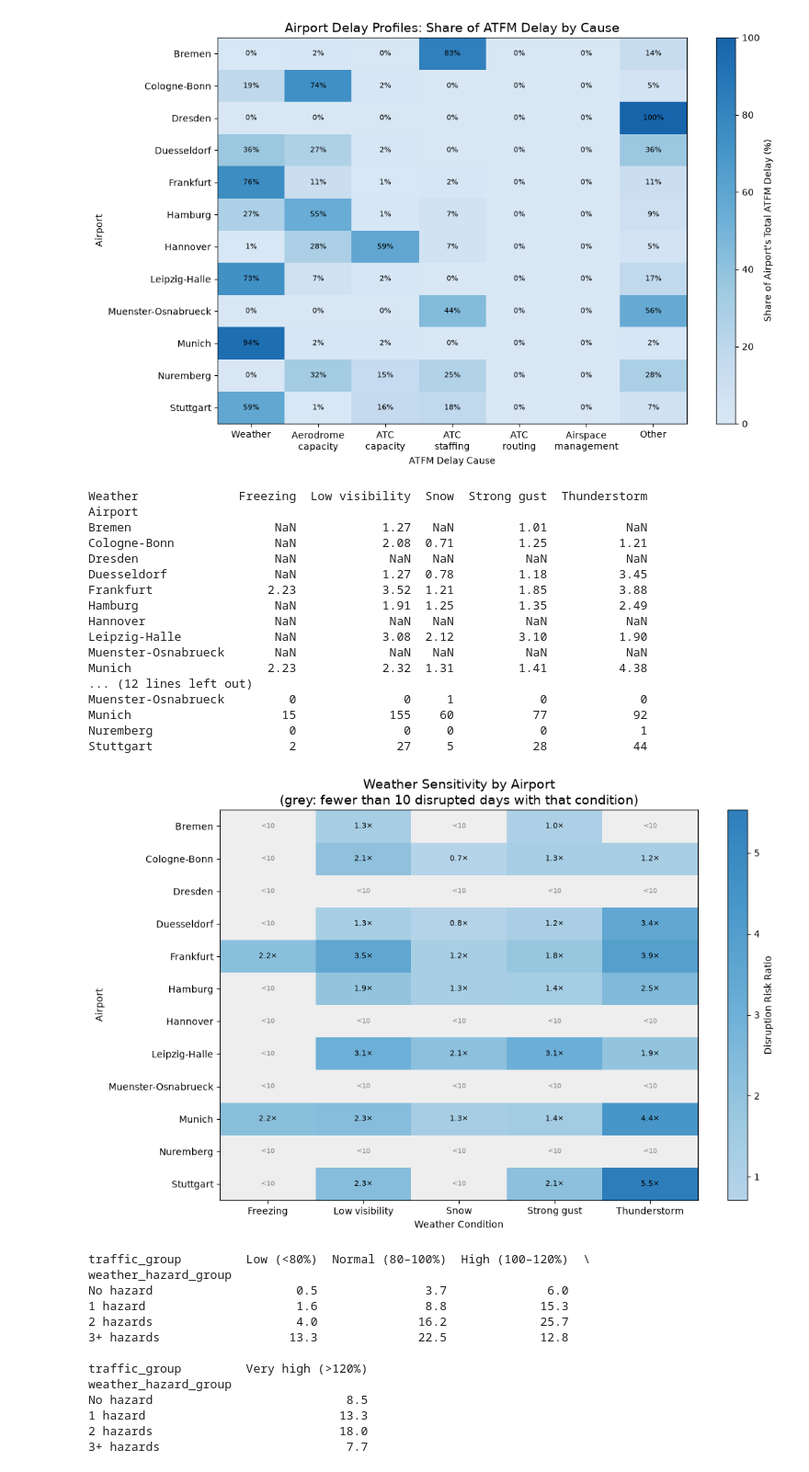
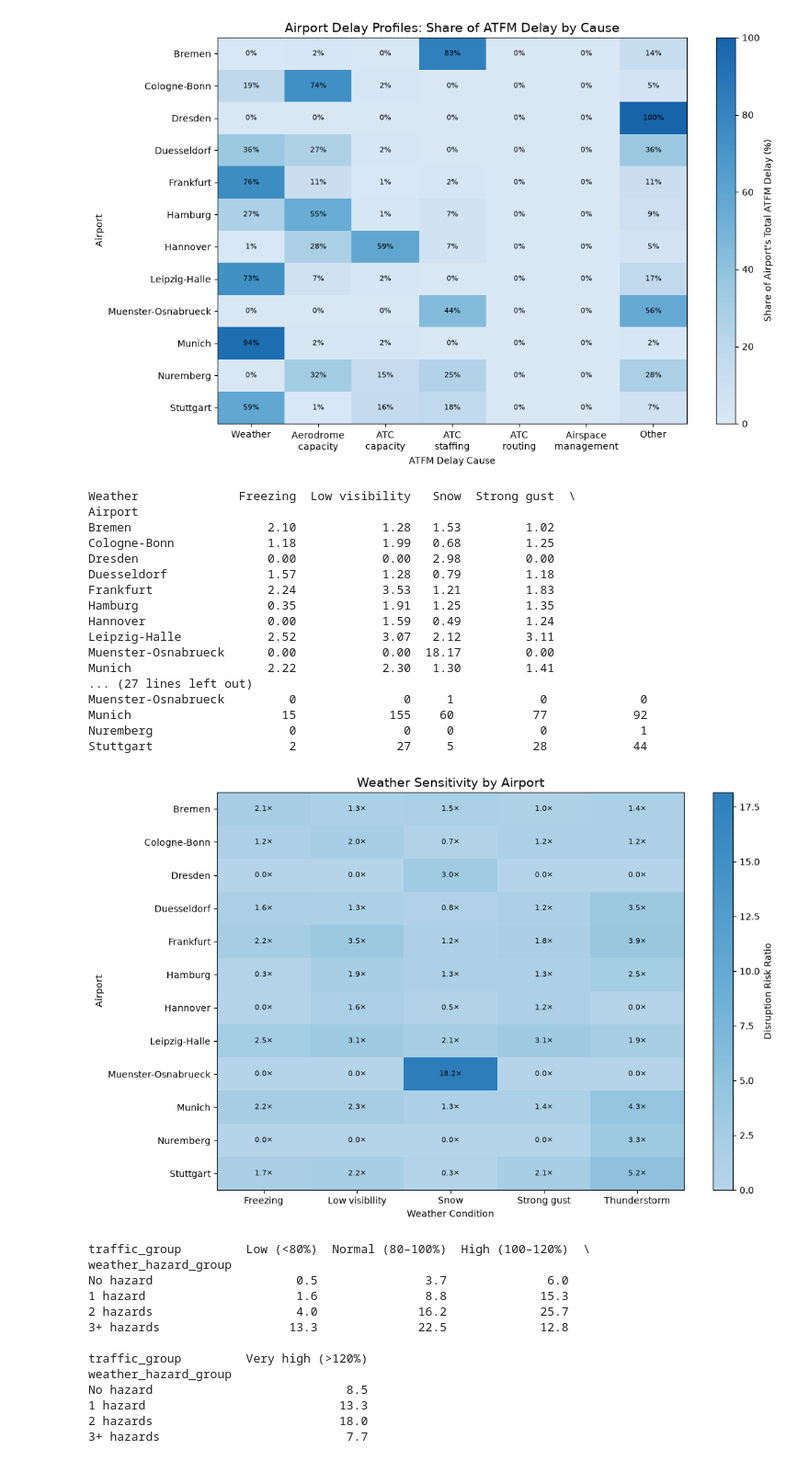
Before and after one commit to sidnov6/german-airport-disruption, a Jupyter notebook: notebooks/02_bi_drivers.ipynb, the cells around one changed output. Shown at 92% size. Cells and saved outputs as stored; diff of their text form; code cells hidden in the pictures.

```diff
--- a/notebooks/02_bi_drivers.ipynb
+++ b/notebooks/02_bi_drivers.ipynb
@@ -457,9 +457,8 @@ weather_events = [
 # Risk ratio per airport and weather condition = disruption rate on days with the
 # condition / rate on days without it (1.0 means no difference).
 
-# A ratio built on a handful of disrupted days is mostly noise,
-# so cells with fewer disrupted days than this are left blank.
-MIN_EVENTS = 10
+# Every cell is shown, as in the original analysis; the second printed table
+# gives the number of disrupted days behind each ratio, so small ones can be spotted.
 
 weather_risk_data = []
 
@@ -467,10 +466,8 @@ for airport, group in df.groupby("airport_name"):
 
     for weather in weather_events:
 
-        # Only days with a reading for this weather condition
-        observed = group[
-            group[weather_sources[weather]].notna()
-        ]
+        # All days of the airport; a missing reading counts as the condition not occurring
+        observed = group
 
         # Disrupted days when weather condition is present
         disrupted_with_weather = observed.loc[
@@ -490,12 +487,11 @@ for airport, group in df.groupby("airport_name"):
             "disrupted_day"
         ].mean()
 
-        # Risk ratio, only when enough disrupted days back it up
+        # Risk ratio, undefined only if the airport never had (or always had) the condition
         if (
             pd.notna(with_weather)
             and pd.notna(without_weather)
             and without_weather > 0
-            and disrupted_with_weather >= MIN_EVENTS
         ):
             risk_ratio = (
                 with_weather / without_weather
@@ -607,7 +603,7 @@ for i in range(
             ax.text(
                 j,
                 i,
-                f"<{MIN_EVENTS}",
+                "n/a",
                 ha="center",
                 va="center",
                 fontsize=7,
@@ -616,48 +612,47 @@ for i in range(
 
 cbar = fig.colorbar(
     image,
     ax=ax
 )
 
 cbar.set_label(
     "Disruption Risk Ratio"
 )
 
 ax.set_title(
-    "Weather Sensitivity by Airport\n"
-    f"(grey: fewer than {MIN_EVENTS} disrupted days with that condition)",
+    "Weather Sensitivity by Airport",
     fontsize=14
 )
 
 ax.set_xlabel(
     "Weather Condition"
 )
 
 ax.set_ylabel(
     "Airport"
 )
 
 plt.tight_layout()
 plt.show()
 # %% [output]
-Weather              Freezing  Low visibility  Snow  Strong gust  Thunderstorm
+Weather              Freezing  Low visibility   Snow  Strong gust  \
 Airport
-Bremen                    NaN            1.27   NaN         1.01           NaN
-Cologne-Bonn              NaN            2.08  0.71         1.25          1.21
-Dresden                   NaN             NaN   NaN          NaN           NaN
-Duesseldorf               NaN            1.27  0.78         1.18          3.45
-Frankfurt                2.23            3.52  1.21         1.85          3.88
-Hamburg                   NaN            1.91  1.25         1.35          2.49
-Hannover                  NaN             NaN   NaN          NaN           NaN
-Leipzig-Halle             NaN            3.08  2.12         3.10          1.90
-Muenster-Osnabrueck       NaN             NaN   NaN          NaN           NaN
-Munich                   2.23            2.32  1.31         1.41          4.38
-... (12 lines left out)
+Bremen                   2.10            1.28   1.53         1.02
+Cologne-Bonn             1.18            1.99   0.68         1.25
+Dresden                  0.00            0.00   2.98         0.00
+Duesseldorf              1.57            1.28   0.79         1.18
+Frankfurt                2.24            3.53   1.21         1.83
+Hamburg                  0.35            1.91   1.25         1.35
+Hannover                 0.00            1.59   0.49         1.24
+Leipzig-Halle            2.52            3.07   2.12         3.11
+Muenster-Osnabrueck      0.00            0.00  18.17         0.00
+Munich                   2.22            2.30   1.30         1.41
+... (27 lines left out)
 Muenster-Osnabrueck         0               0     1            0             0
 Munich                     15             155    60           77            92
 Nuremberg                   0               0     0            0             1
 Stuttgart                   2              27     5           28            44
-[figure, old version]
+[figure, new version]
 # %%
 # ============================================================
 # FIGURE 5
```
Also changed, not shown: parts of 1 cell of this notebook, 6 other files.
